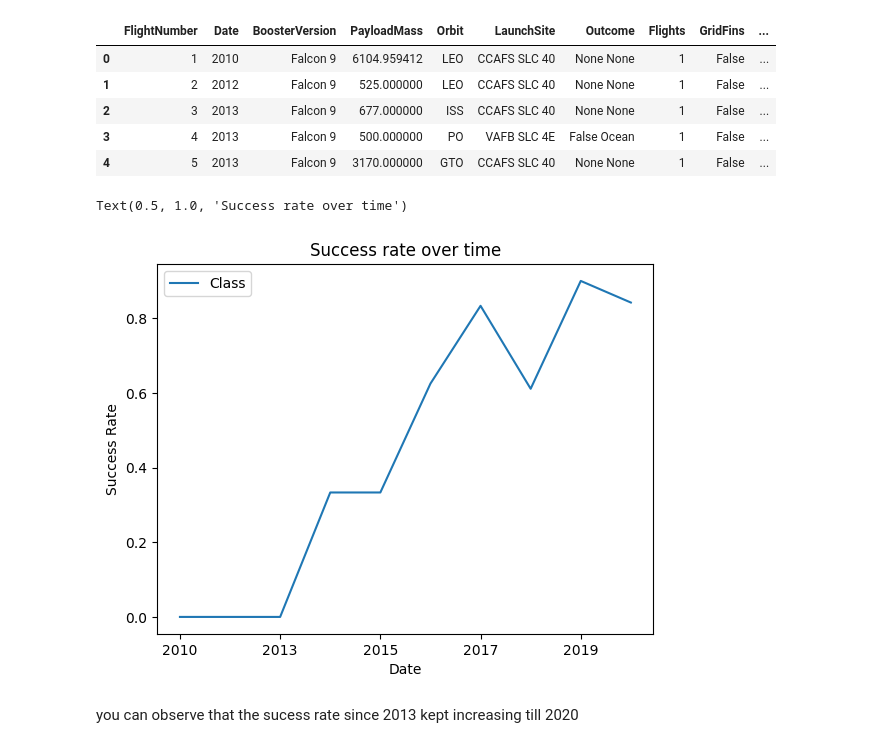
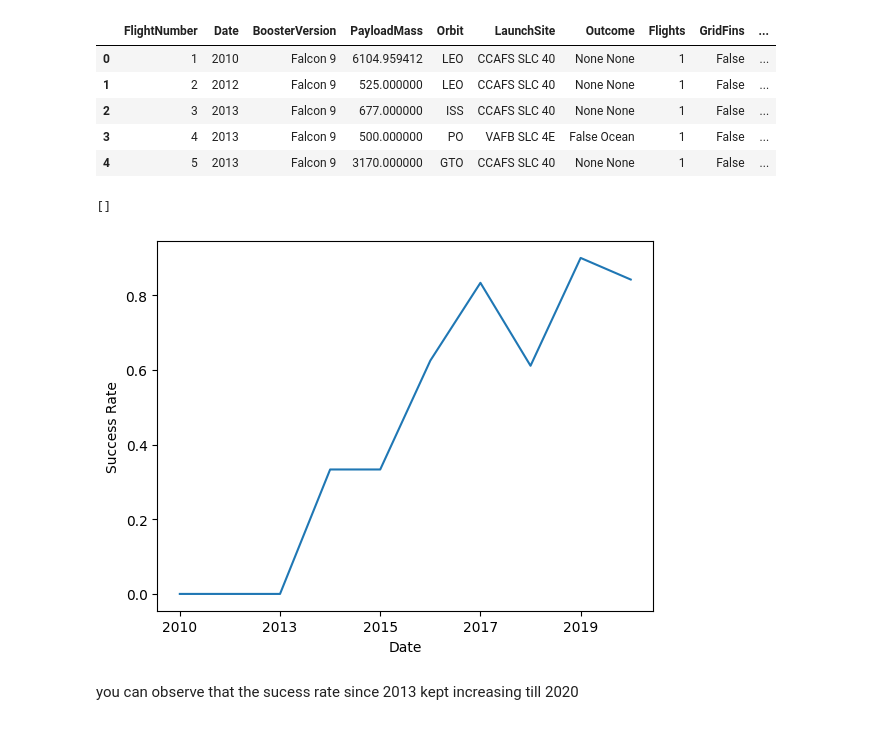
Before and after one commit to mg380/IBM-Applied-Data-Science-Capstone, a Jupyter notebook: edadataviz.ipynb, the cells around one changed output. Drawn from its saved outputs; the diff is of its cells as text; code cells hidden in the pictures.

```diff
--- a/edadataviz.ipynb
+++ b/edadataviz.ipynb
@@ -62,12 +54,13 @@ please provide us feedback at https://github.com/pandas-dev/pandas/issues/54466
 # %% [markdown]
 First, let's read the SpaceX dataset into a Pandas dataframe and print its summary
 # %%
-from js import fetch
+#from js import fetch
 import io
 
-URL = "https://cf-courses-data.s3.us.cloud-object-storage.appdomain.cloud/IBM-DS0321EN-SkillsNetwork/datasets/dataset_part_2.csv"
-resp = await fetch(URL)
-dataset_part_2_csv = io.BytesIO((await resp.arrayBuffer()).to_py())
+#URL = "https://cf-courses-data.s3.us.cloud-object-storage.appdomain.cloud/IBM-DS0321EN-SkillsNetwork/datasets/dataset_part_2.csv"
+#resp = await fetch(URL)
+#dataset_part_2_csv = io.BytesIO((await resp.arrayBuffer()).to_py())
+dataset_part_2_csv = "dataset_part_2.csv"
 df=pd.read_csv(dataset_part_2_csv)
 df.head(5)
 # %% [output]
@@ -189,12 +192,14 @@ df.head()
 | 4 | 5 | 2013 | Falcon 9 | 3170.000000 | GTO | CCAFS SLC 40 | None None | 1 | False | ... |
 # %%
 # Plot a line chart with x axis to be the extracted year and y axis to be the success rate
-ax = df.groupby("Date")[["Class"]].mean("Class").plot()
+ax = df.groupby("Date")[["Class"]].mean("Class").plot(legend=False)
+#ax.set_aspect()
 ax.set_ylabel("Success Rate")
-ax.set_title("Success rate over time")
+#ax.set_title("Success rate over time")
+ax.plot()
 # %% [output]
-Text(0.5, 1.0, 'Success rate over time')
+[]
-[figure, old version]
+[figure, new version]
 # %% [markdown]
 you can observe that the sucess rate since 2013 kept increasing till 2020
 # %% [markdown]
```
Also changed, not shown: parts of 10 cells of this notebook, 18 other files.
